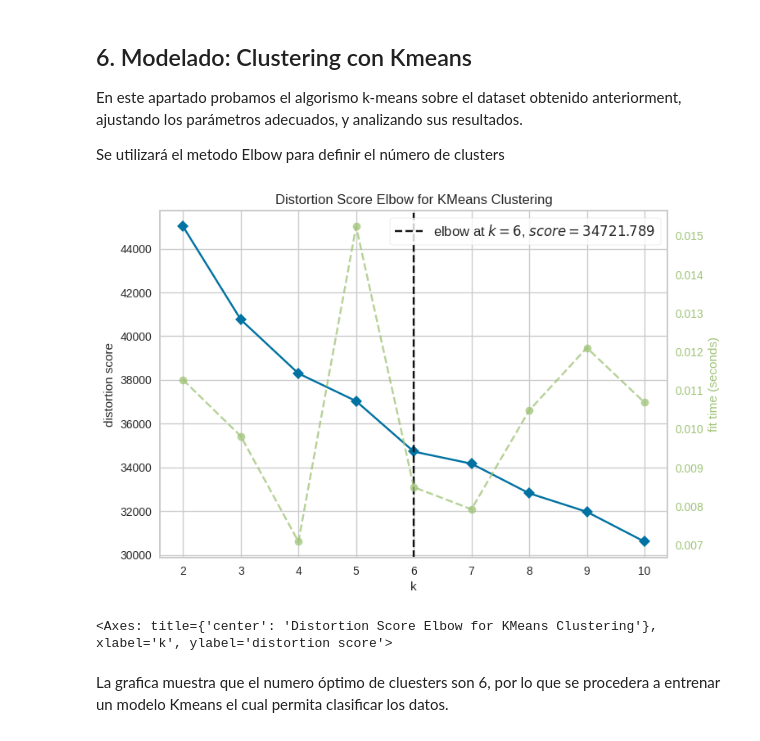
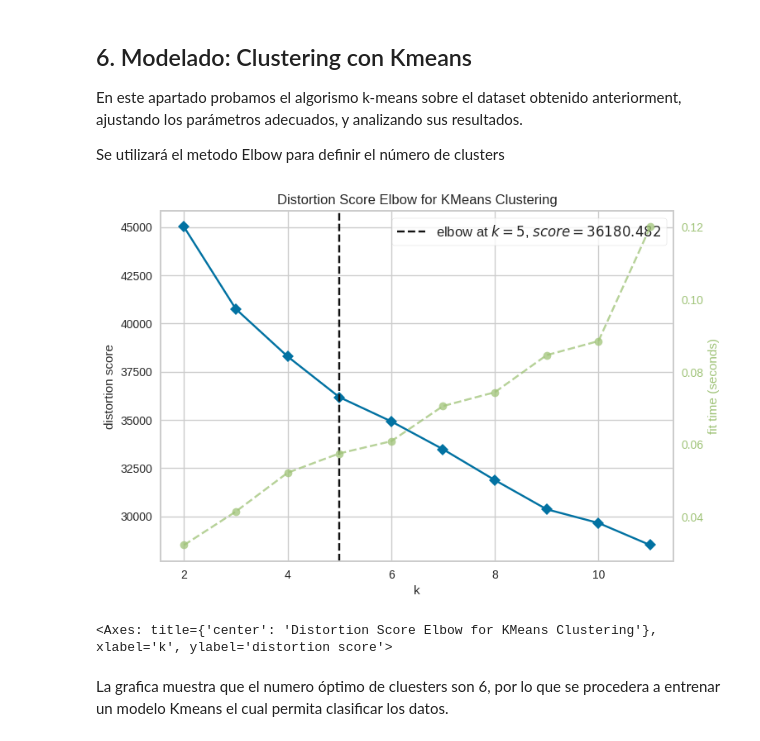
Before and after one commit to xbadiam/Marketing_Campaign, a Jupyter notebook: notebooks/MarketingCampaign.ipynb, the cells around one changed output. Drawn from its saved outputs; the diff is of its cells as text; code cells hidden in the pictures.

```diff
--- a/notebooks/MarketingCampaign.ipynb
+++ b/notebooks/MarketingCampaign.ipynb
@@ -89,11 +95,12 @@ numeric_cols = data.select_dtypes(include=['number']).columns.tolist()
 cat_cols = data.select_dtypes(include=['object', 'category']).columns.tolist()
 # %%
 # Preprocesamiento
+# ==============================================================================
 
 preprocessor = ColumnTransformer([
     ('scale', StandardScaler(), numeric_cols),
     ('cat', OneHotEncoder(sparse_output=False, handle_unknown='ignore'), cat_cols)
-])
+], remainder='drop')
 # %% [markdown]
 ## 5. Reducción de dimensionalidad (PCA)
 # %%
@@ -103,7 +110,8 @@ pca_pipeline = Pipeline([
     ('pca', PCA(n_components=0.95, svd_solver='full', random_state=42))
 ])
 
-pca_pipeline.fit_transform(data)
+# Ajuste y transformación (devuelve matriz numpy)
+X_pca = pca_pipeline.fit_transform(data)
 
-# Se extrae el modelo entrenado del pipeline
+# Extraer modelo PCA y componentes
 pca_model = pca_pipeline.named_steps['pca']
@@ -200,16 +214,10 @@ Componentes: 25, Varianza explicada acumulada: 0.94
 Componentes: 26, Varianza explicada acumulada: 0.95
 Componentes: 27, Varianza explicada acumulada: 0.95
 # %%
-# Get the transformed data from the fitted pipeline
-pca_transformed_data = pca_pipeline.transform(data)
-
-# Obtenemos el número de componentes del objeto estimador PCA
-num_components = pca_model.n_components_
-
-# Create the DataFrame using the transformed data and correct number of components
+# Creamos un DataFrame con componentes (sin cluster)
 PCA_dataset = pd.DataFrame(
-    pca_transformed_data,
-    columns=[f'PC{i+1}' for i in range(num_components)],
+    X_pca,
+    columns=[f'PC{i+1}' for i in range(pca_model.n_components_)],
     index=data.index)
 
 PCA_dataset.head()
@@ -233,13 +241,12 @@ En este apartado probamos el algorismo k-means sobre el dataset obtenido anterio
 
 Se utilizará el metodo Elbow para definir el número de clusters
 # %%
-model = KMeans()
-visualizer = KElbowVisualizer(model, k=10)
-
+model = KMeans(random_state=42, n_init=10)
+visualizer = KElbowVisualizer(model, k=(2,12))
 visualizer.fit(PCA_dataset)
 visualizer.show()
 # %% [output]
-[figure, old version]
+[figure, new version]
 <Axes: title={'center': 'Distortion Score Elbow for KMeans Clustering'}, xlabel='k', ylabel='distortion score'>
 # %% [markdown]
 La grafica muestra que el numero óptimo de cluesters son 6, por lo que se procedera a entrenar un modelo Kmeans el cual permita clasificar los datos.
```
Also changed, not shown: parts of 2 cells of this notebook.
